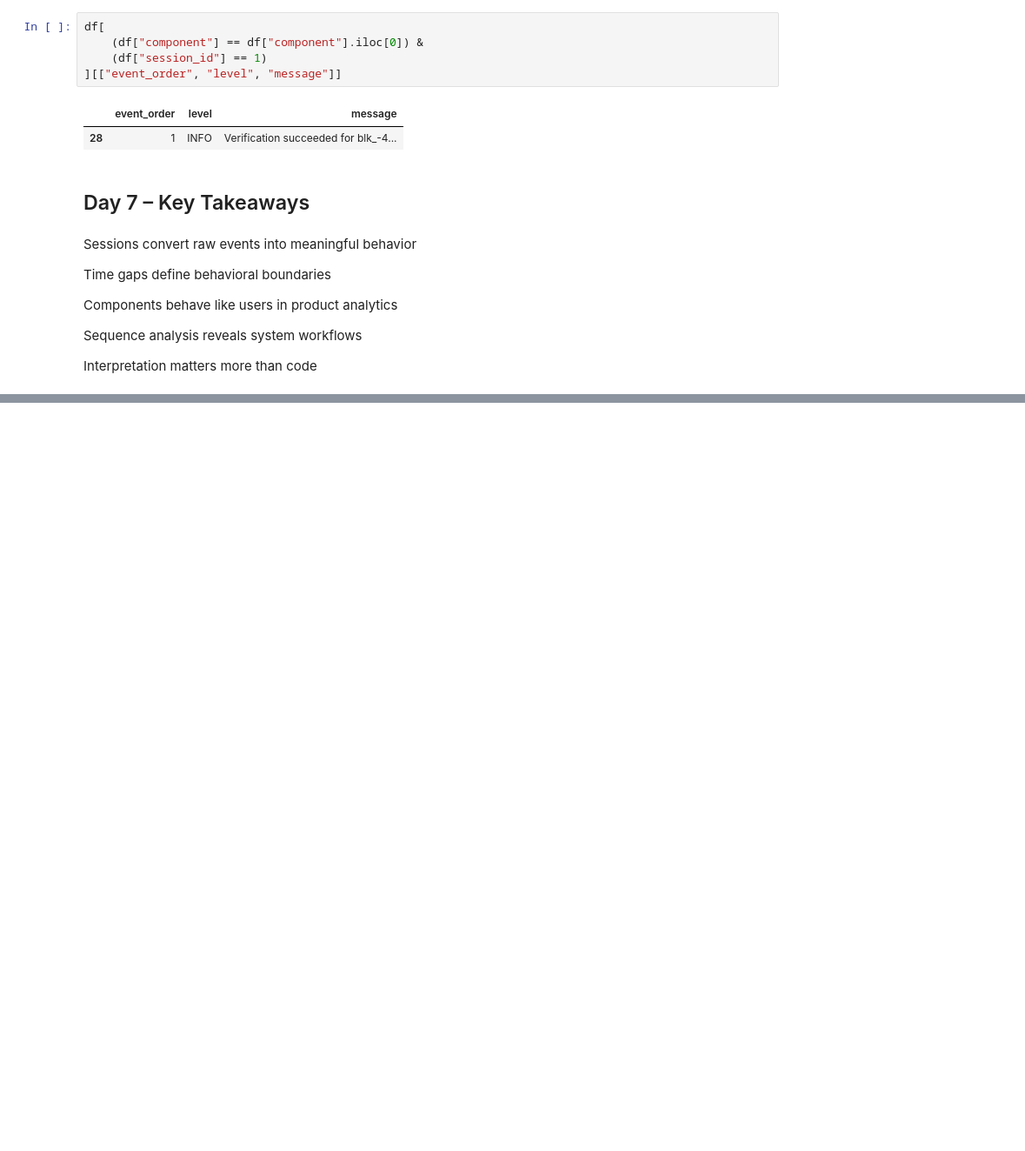
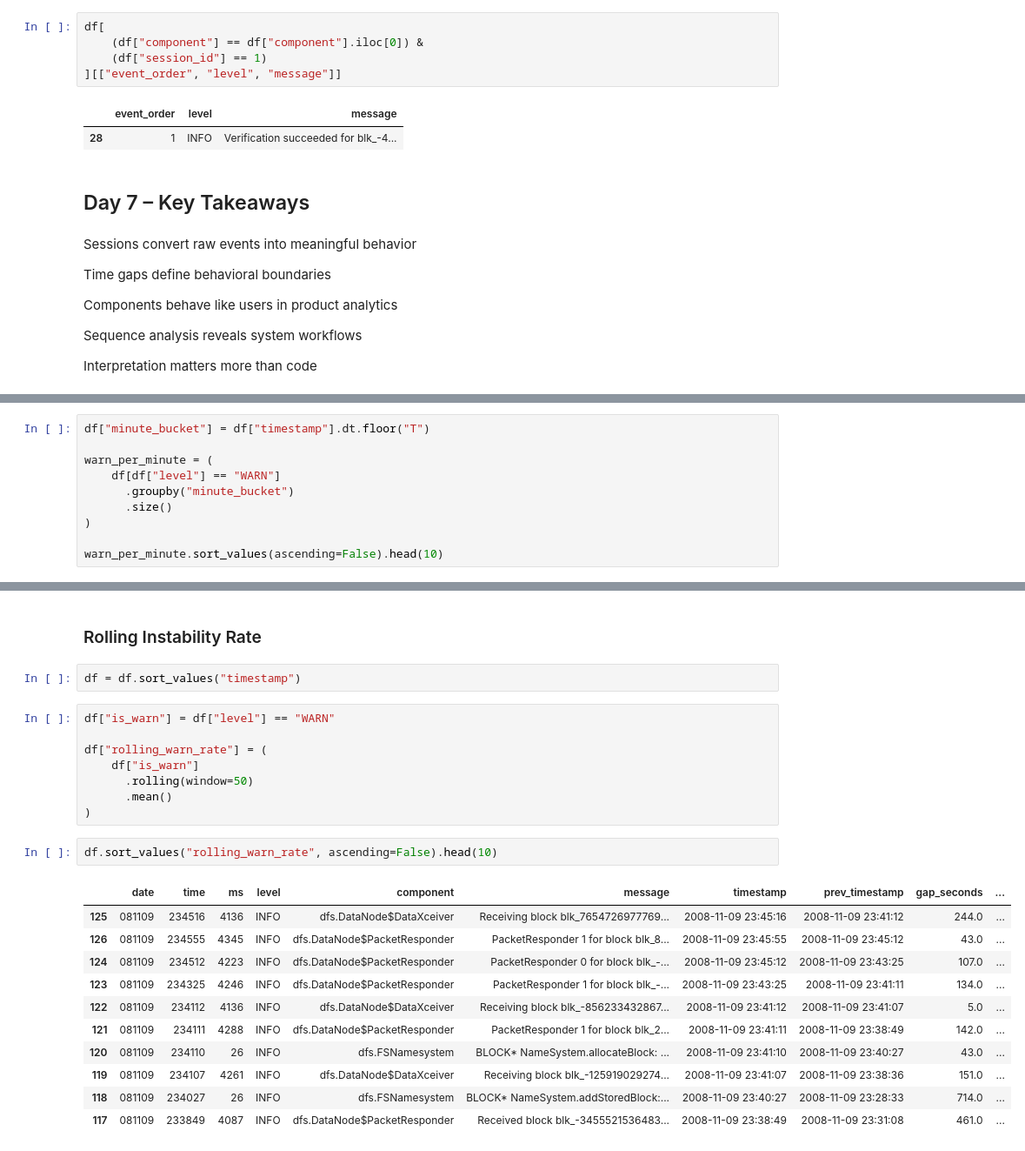
Before and after one commit to asimjamal/Modern-Saas-Product-Analytics, a Jupyter notebook: notebook/dataset_ingestion.ipynb, the cells around one changed output, grey strips where cells are left out. Shown at 87% size. Drawn from its saved outputs; the diff is of its cells as text; blank space fills up the shorter version.

Commit message:
Temporal Instability Analysis

```diff
--- a/notebook/dataset_ingestion.ipynb
+++ b/notebook/dataset_ingestion.ipynb
@@ -307,0 +368,10 @@ warn_summary.sort_values("warn_rate", ascending=False)
+# %%
+df["minute_bucket"] = df["timestamp"].dt.floor("T")
+
+warn_per_minute = (
+    df[df["level"] == "WARN"]
+      .groupby("minute_bucket")
+      .size()
+)
+
+warn_per_minute.sort_values(ascending=False).head(10)
@@ -307,0 +391,26 @@ warn_summary.sort_values("warn_rate", ascending=False)
+# %% [markdown]
+### Rolling Instability Rate
+# %%
+df = df.sort_values("timestamp")
+# %%
+df["is_warn"] = df["level"] == "WARN"
+
+df["rolling_warn_rate"] = (
+    df["is_warn"]
+      .rolling(window=50)
+      .mean()
+)
+# %%
+df.sort_values("rolling_warn_rate", ascending=False).head(10)
+# %% [output]
+|  | date | time | ms | level | component | message | timestamp | prev_timestamp | gap_seconds | ... |
+| 125 | 081109 | 234516 | 4136 | INFO | dfs.DataNode$DataXceiver | Receiving block blk_7654726977769... | 2008-11-09 23:45:16 | 2008-11-09 23:41:12 | 244.0 | ... |
+| 126 | 081109 | 234555 | 4345 | INFO | dfs.DataNode$PacketResponder | PacketResponder 1 for block blk_8... | 2008-11-09 23:45:55 | 2008-11-09 23:45:12 | 43.0 | ... |
+| 124 | 081109 | 234512 | 4223 | INFO | dfs.DataNode$PacketResponder | PacketResponder 0 for block blk_-... | 2008-11-09 23:45:12 | 2008-11-09 23:43:25 | 107.0 | ... |
+| 123 | 081109 | 234325 | 4246 | INFO | dfs.DataNode$PacketResponder | PacketResponder 1 for block blk_-... | 2008-11-09 23:43:25 | 2008-11-09 23:41:11 | 134.0 | ... |
+| 122 | 081109 | 234112 | 4136 | INFO | dfs.DataNode$DataXceiver | Receiving block blk_-856233432867... | 2008-11-09 23:41:12 | 2008-11-09 23:41:07 | 5.0 | ... |
+| 121 | 081109 | 234111 | 4288 | INFO | dfs.DataNode$PacketResponder | PacketResponder 1 for block blk_2... | 2008-11-09 23:41:11 | 2008-11-09 23:38:49 | 142.0 | ... |
+| 120 | 081109 | 234110 | 26 | INFO | dfs.FSNamesystem | BLOCK* NameSystem.allocateBlock: ... | 2008-11-09 23:41:10 | 2008-11-09 23:40:27 | 43.0 | ... |
+| 119 | 081109 | 234107 | 4261 | INFO | dfs.DataNode$DataXceiver | Receiving block blk_-125919029274... | 2008-11-09 23:41:07 | 2008-11-09 23:38:36 | 151.0 | ... |
+| 118 | 081109 | 234027 | 26 | INFO | dfs.FSNamesystem | BLOCK* NameSystem.addStoredBlock:... | 2008-11-09 23:40:27 | 2008-11-09 23:28:33 | 714.0 | ... |
+| 117 | 081109 | 233849 | 4087 | INFO | dfs.DataNode$PacketResponder | Received block blk_-3455521536483... | 2008-11-09 23:38:49 | 2008-11-09 23:31:08 | 461.0 | ... |
```
Also changed, not shown: parts of 43 cells of this notebook.
